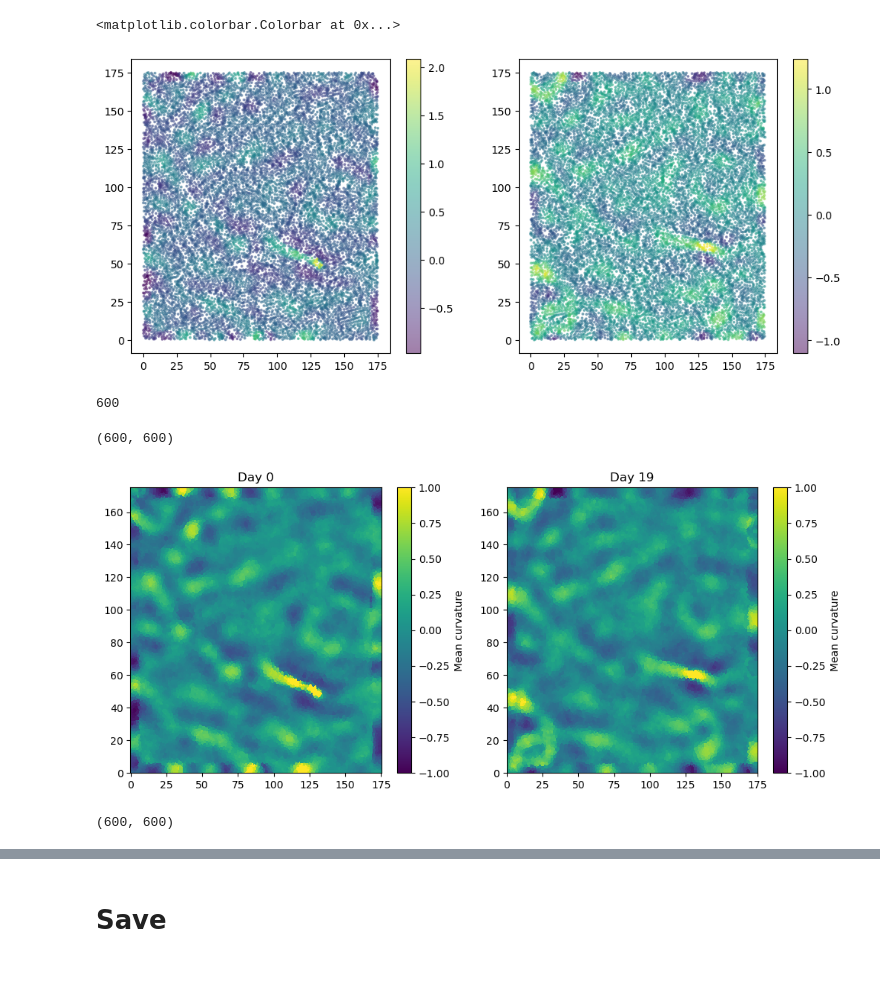
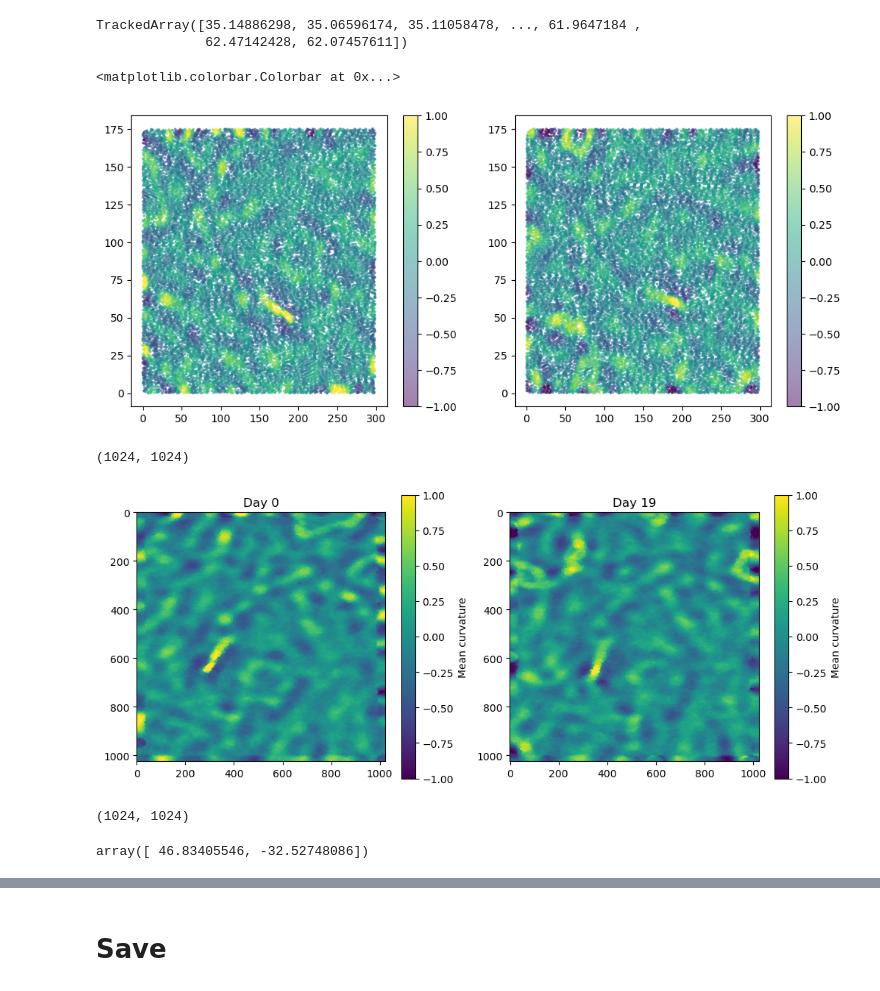
Before and after one commit to xies/mouse_skin_size_control, a Jupyter notebook: assemble_movie_notebooks/calculate_tissue_curvature.ipynb, the cells around one changed output, grey strips where cells are left out. Saved outputs shown, nothing was run; the diff lists cells and outputs as text; code cells hidden in the pictures.

```diff
--- a/assemble_movie_notebooks/calculate_tissue_curvature.ipynb
+++ b/assemble_movie_notebooks/calculate_tissue_curvature.ipynb
@@ -19,25 +19,28 @@ pv.set_jupyter_backend('trame')
 %load_ext autoreload
 %autoreload 2
 # %%
+# dirname = '/Users/xies/Library/CloudStorage/OneDrive-Stanford/Skin/Mesa et al/W-R1/Image flattening/'
 
-# dirname = '/Users/xies/Library/CloudStorage/OneDrive-Stanford/Skin/Two photon/NMS/Dermal topography/09-27-2025 MemGFP fold logevity/F1 cage 3015 MemGFP NoFUCCI/R2/'
-dirname = '/Users/xies/Library/CloudStorage/OneDrive-Stanford/Skin/Two photon/NMS/Dermal topography/10-03-2025 Cdh5-RFP blood vessels/Male 6121/Left paw R1'
+dirname = '/Users/xies/Library/CloudStorage/OneDrive-Stanford/Skin/Two photon/NMS/Dermal topography/09-27-2025 MemGFP fold logevity/F1 cage 3015 MemGFP NoFUCCI/R2/'
+# dirname = '/Users/xies/Library/CloudStorage/OneDrive-Stanford/Skin/Two photon/NMS/Dermal topography/10-03-2025 Cdh5-RFP blood vessels/Male 6121/Left paw R1'
 # dirname = '/Users/xies/Library/CloudStorage/OneDrive-Stanford/Skin/Two photon/NMS/Palbo senescence pilot/Julie Charlotte Nielsen\'s files - 11-01-2025 H2B FUCCI Palbo/M1 cage 5971/Left ear/R2'
 
 
 t0 = io.imread(path.join(dirname,'0. Day 0/height_image.tif'))
-t1 = io.imread(path.join(dirname,'2. Day 28/height_image.tif'))
+t1 = io.imread(path.join(dirname,'1. Day 18/height_image.tif'))
+# t2 = io.imread(path.join(dirname,'2. Day 28/height_image.tif'))
 
 # stackview.orthogonal(t0, zoom_factor=0.5,continuous_update=True)
 # %%
 dx = 0.2919921875
-dz = 0.7
+# dx=0.25
+dz = .7
 
 #Trim to the 'center' to avoid the artifacts on edges
-# Y_trim = slice(0,800)
-# X_trim = slice(200,800)
-t0_crop = t0
-t1_crop = t1
+Ytrim = slice(0,800)
+Xtrim = slice(200,800)
+t0_crop = t0[Ytrim,Xtrim]
+t1_crop = t1[Ytrim,Xtrim]
 
 gridY,gridX = np.meshgrid(t0_crop.shape[1],t0_crop.shape[0])
 
@@ -47,8 +50,8 @@ t0_curvature,_ = get_tissue_curvatures(t0_mesh,kappa=6)
 t1_mesh = get_mesh_from_bm_image(t1_crop,spacing=[dz,dx,dx])
 t1_curvature,_ = get_tissue_curvatures(t1_mesh,kappa=6)
 
-export_mesh(t0_mesh,path.join(dirname,'0. Day 0/mesh.npz'))
-export_mesh(t1_mesh,path.join(dirname,'2. Day 28/mesh.npz'))
+# export_mesh(t0_mesh,path.join(dirname,'0. Day 0/mesh.npz'))
+# export_mesh(t1_mesh,path.join(dirname,'2. Day 28/mesh.npz'))
 # %%
 pl = pv.Plotter(notebook=True)
 pl.add_mesh(t0_mesh)
@@ -62,56 +67,63 @@ Widget(value='<iframe src="http://localhost:59168/index.html?ui=P_0x36cc23770_4&
+# %%
+t0_mesh.vertices[:,2]
+# t0_curvature.shape
+# %% [output]
+TrackedArray([35.14886298, 35.06596174, 35.11058478, ..., 61.9647184 ,
+              62.47142428, 62.07457611])
 # %%
 plt.rcParams['figure.figsize'] = [12, 5]
 plt.subplot(1,2,1)
 plt.scatter(t0_mesh.vertices[:,0],
             t0_mesh.vertices[:,1],
             c=t0_curvature,s=3,alpha=0.5)
+plt.clim([-1,1])
 plt.colorbar()
+
 plt.subplot(1,2,2)
 plt.scatter(t1_mesh.vertices[:,0],
             t1_mesh.vertices[:,1],
             c=t1_curvature,s=3,alpha=0.5)
+plt.clim([-1,1])
 plt.colorbar()
 # %% [output]
 <matplotlib.colorbar.Colorbar at 0x...>
-[figure, old version]
+[figure, new version]
 # %%
 ZZ,XX,_ = t0.shape
 # Match the 'pixel grid' to the 'microns grid' used by Trimesh
 pixel_gridX = np.arange(XX)
 # gridY,gridX = np.meshgrid()
-pixel_gridX_crop = pixel_gridX[X_trim]
-pixel_gridY_crop = pixel_gridX[Y_trim]
+pixel_gridX_crop = pixel_gridX
+pixel_gridY_crop = pixel_gridX
 
-micron_Xmin,micron_Xmax = t0_mesh.vertices[:,1].min(),t0_mesh.vertices[:,1].max()
-micron_Ymin,micron_Ymax = t0_mesh.vertices[:,0].min(),t0_mesh.vertices[:,0].max()
+micron_Xmin,micron_Xmax = t0_mesh.vertices[:,0].min(),t0_mesh.vertices[:,1].max()
+micron_Ymin,micron_Ymax = t0_mesh.vertices[:,1].min(),t0_mesh.vertices[:,0].max()
 
-Ngrid = X_trim.stop - X_trim.start
+Ngrid = 1024;
+Ngrid = Xtrim.stop - Xtrim.start
 micron_gridX = np.linspace(0,micron_Xmax,Ngrid)
 micron_gridY = np.linspace(0,micron_Ymax,Ngrid)
 micron_gridXX,micron_gridYY = np.meshgrid( micron_gridX, micron_gridY)
-Ngrid
-# %% [output]
-600
 # %%
 
-interp = NearestNDInterpolator(list(zip(t0_mesh.vertices[:,0], t0_mesh.vertices[:,1])), t0_curvature)
+interp = NearestNDInterpolator(list(zip(t0_mesh.vertices[:,1], t0_mesh.vertices[:,0])), t0_curvature)
 plt.subplot(1,2,1)
 plt.title('Day 0')
 t0_curve_grid = interp( micron_gridXX,micron_gridYY )
-plt.pcolor(micron_gridXX,micron_gridY,t0_curve_grid)
+plt.imshow(t0_curve_grid)
 plt.clim([-1,1])
 plt.colorbar(label='Mean curvature')
 
-interp = NearestNDInterpolator(list(zip(t1_mesh.vertices[:,0], t1_mesh.vertices[:,1])), t1_curvature)
+interp = NearestNDInterpolator(list(zip(t1_mesh.vertices[:,1], t1_mesh.vertices[:,0])), t1_curvature)
 plt.subplot(1,2,2)
 plt.title('Day 19')
 t1_curve_grid = interp( micron_gridXX,micron_gridYY )
-plt.pcolor(micron_gridXX,micron_gridYY,t1_curve_grid)
+plt.imshow(t1_curve_grid)
 plt.clim([-1,1])
 
 plt.colorbar(label='Mean curvature')
 t1_curve_grid.shape
 # %% [output]
-(600, 600)
+(1024, 1024)
-[figure, old version]
+[figure, new version]
 # %%
@@ -132,7 +144,11 @@ np.savez(path.join(dirname,'1. Day 18/curvature.npz'),t1_reconstructed)
 # %%
 t0_curve_grid.shape
 # %% [output]
-(600, 600)
+(1024, 1024)
+# %%
+transform.EuclideanTransform(T).translation
+# %% [output]
+array([ 46.83405546, -32.52748086])
 # %%
 # rotation
 from pystackreg import StackReg
```
Also changed, not shown: parts of 6 cells of this notebook, 33 other files.
